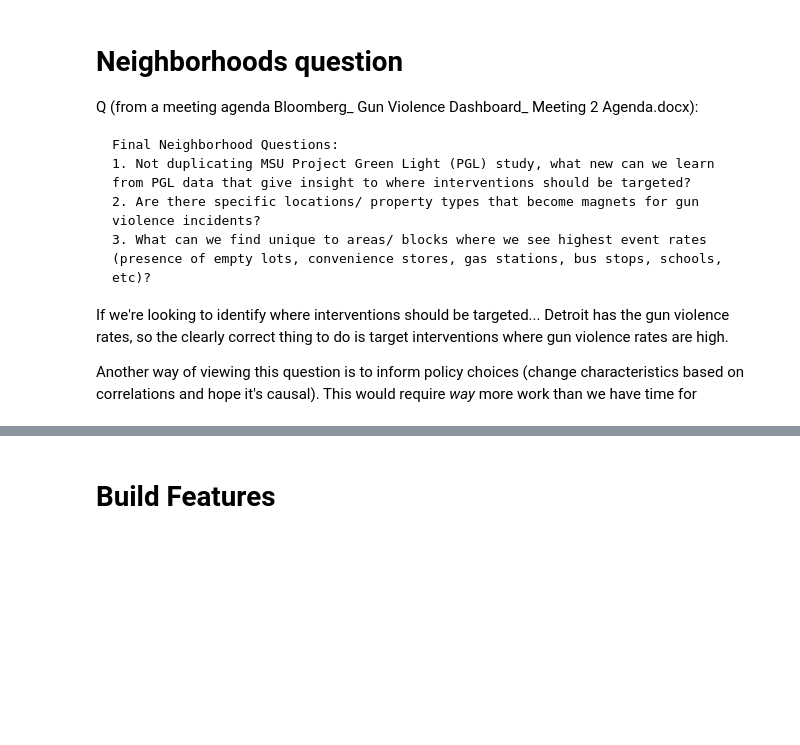
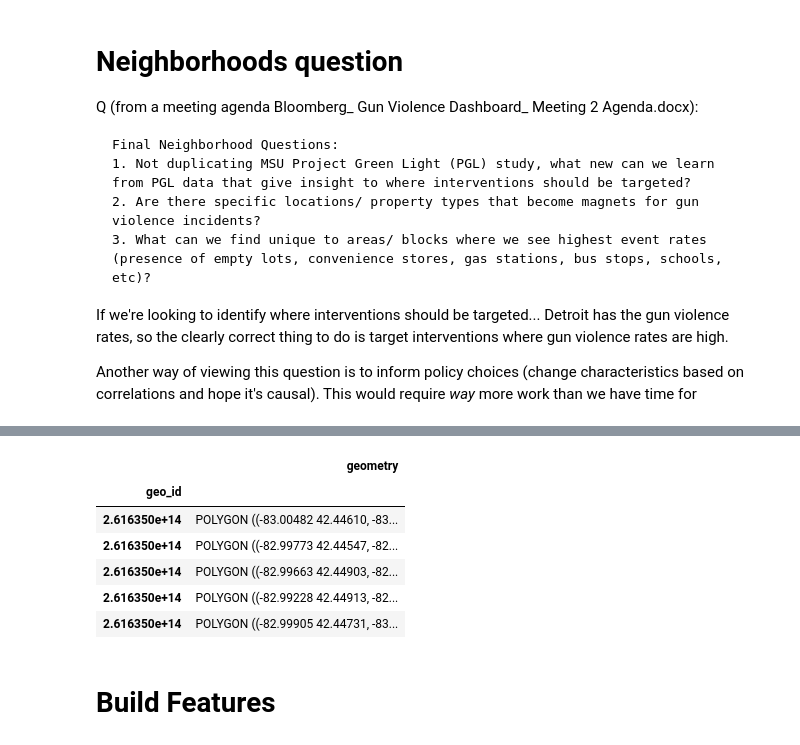
Before and after one commit to ahakso/detroit, a Jupyter notebook: shame_correlations.ipynb, the cells around one changed output, grey strips where cells are left out. Drawn from its saved outputs; the diff is of its cells as text; code cells hidden in the pictures; blank space fills up the shorter version.

```diff
--- a/shame_correlations.ipynb
+++ b/shame_correlations.ipynb
@@ -41,3 +122,13 @@ import matplotlib as mpl
+# %%
+block.head()
+# %% [output]
+|  | geometry |
+| geo_id |  |
+| 2.616350e+14 | POLYGON ((-83.00482 42.44610, -83... |
+| 2.616350e+14 | POLYGON ((-82.99773 42.44547, -82... |
+| 2.616350e+14 | POLYGON ((-82.99663 42.44903, -82... |
+| 2.616350e+14 | POLYGON ((-82.99228 42.44913, -82... |
+| 2.616350e+14 | POLYGON ((-82.99905 42.44731, -83... |
 # %%
 # Fetch geometries for visualization
 
```
Also changed, not shown: parts of 7 cells of this notebook, 1 other file.
